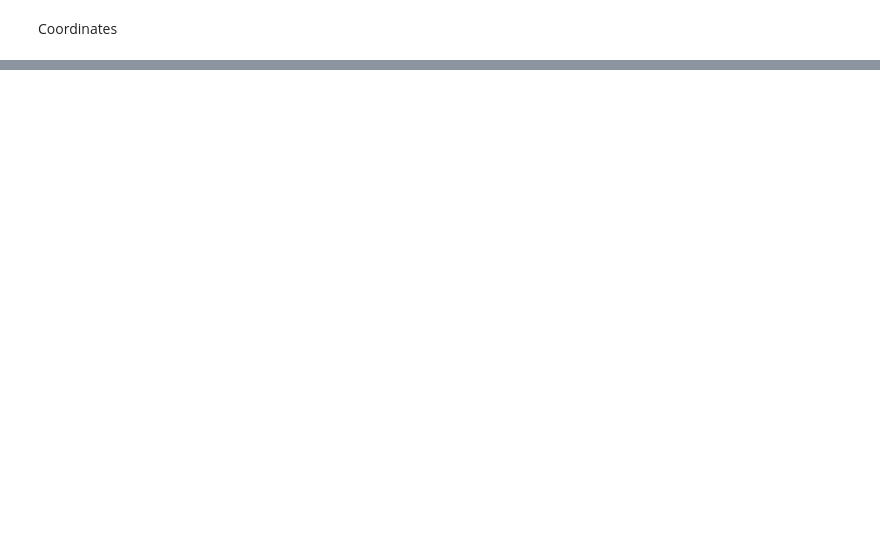
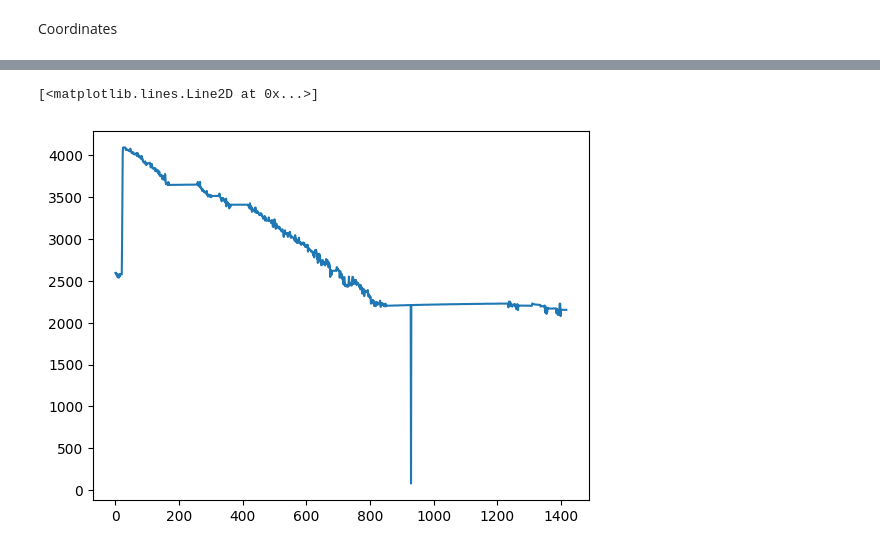
Before and after one commit to jlhb1984/Zonar_projects, a Jupyter notebook: notebooks/sym TS000174788.ipynb, the cells around one changed output, grey strips where cells are left out. Saved outputs shown, nothing was run; the diff lists cells and outputs as text; code cells hidden in the pictures; blank space fills up the shorter version.

```diff
--- a/notebooks/sym TS000174788.ipynb
+++ b/notebooks/sym TS000174788.ipynb
@@ -289,0 +342,5 @@ F722F41 -> 7E9295C2 -> 0 260722175236
+# %%
+e0x=raw_data[raw_data['Status'].str.contains('3E0')]
+row_number=e0x.shape[0]
+e0x.info()
+#e0x.to_csv('/home/jlhb1984/py-projects/data/veepo/wcr728_.csv')
@@ -289,0 +403,15 @@ F722F41 -> 7E9295C2 -> 0 260722175236
+# %%
+fs01_x_values=[]
+fs02_x_values=[]
+
+for i in range(0,fs01_count):
+    fs01_x_values.append(i)
+
+for i in range(0,fs02_count):
+    fs02_x_values.append(i)
+
+plt.plot(fs01_x_values,fs01_dec_value)
+#plt.plot(fs02_x_values,fs02_dec_value)
+# %% [output]
+[<matplotlib.lines.Line2D at 0x...>]
+[figure, added]
```
Also changed, not shown: parts of 14 cells of this notebook, 8 other files.
